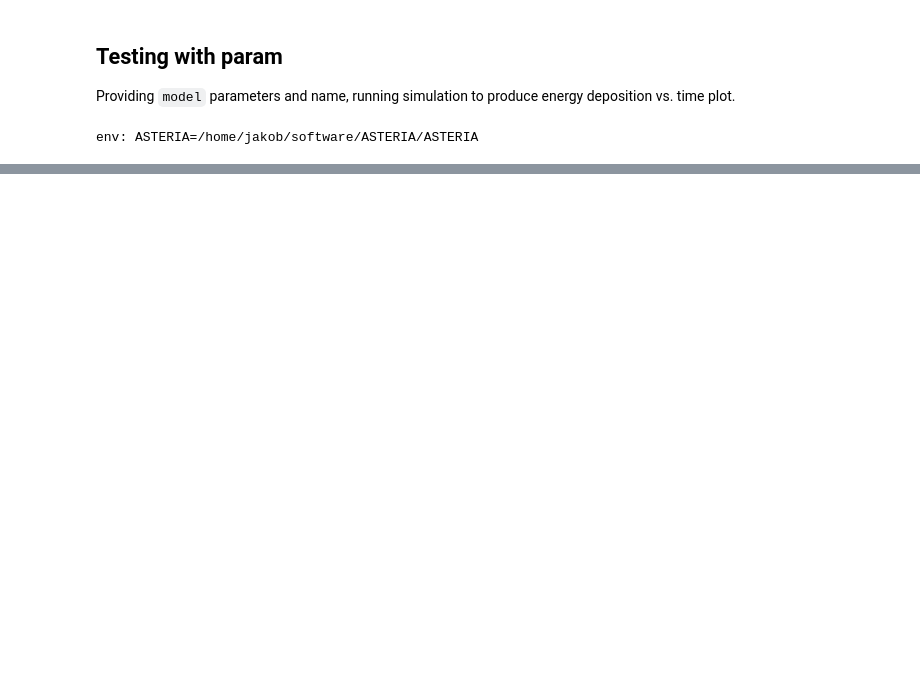
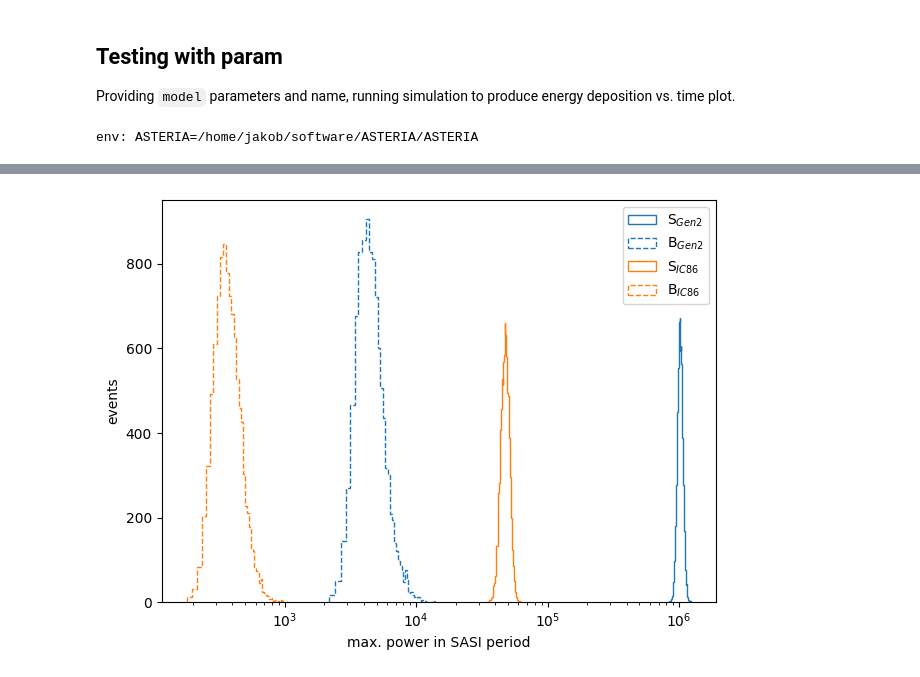
Before and after one commit to icecube/ASTERIA, a Jupyter notebook: docs/my_project/analysis/frequency_analysis.ipynb, the cells around one changed output, grey strips where cells are left out. Saved outputs shown, nothing was run; the diff lists cells and outputs as text; code cells hidden in the pictures; blank space fills up the shorter version.

```diff
--- a/docs/my_project/analysis/frequency_analysis.ipynb
+++ b/docs/my_project/analysis/frequency_analysis.ipynb
@@ -30 +42,23 @@ def moving_average(a, n=3, zero_padding = False, const_padding = False):
+# %%
+# Binning of the moving average filter defined by the Nyquist frequency of the SASI modulation
+# If the sampling was to be finer the binning could be done finer, however this comes at the expense of lower
+# statistics. Therefore we keep the sampling rate at 1 ms.
+
+def get_average_signal(sim, dt, distance, frequency=80*u.Hz):
+    binning = get_binning(sim, dt, frequency)
+
+    #detector_signal s0 is not drawn from distribution
+    t, s0_i3 = sim.detector_signal(dt=dt, subdetector='i3')
+    t, s0_dc = sim.detector_signal(dt=dt, subdetector='dc')
+    t, s0_md = sim.detector_signal(dt=dt, subdetector='md')
+
+    s0_ic86 = s0_i3 + s0_dc
+    s0_gen2 = s0_i3 + s0_dc + s0_md
+    t = t.to(u.ms)
+
+    #averaged signal sa binning size defined by the Nyquist frequency of the SASI modulation and constant padding
+    sa_ic86 = moving_average(s0_ic86, n=binning, const_padding=True)
+    sa_gen2 = moving_average(s0_gen2, n=binning, const_padding=True)
+
+    return sa_gen2, sa_ic86
 # %%
@@ -209,0 +213,14 @@ plt.show()
+# %%
+f, Sm_gen2, Sm_ic86, Bm_gen2, Bm_ic86 = signal_processing(sim, dt=dt, distance=5*u.kpc, trials=10000, return_max_power=True)
+plt.hist(Sm_gen2, bins = 50, histtype='step', color = 'C0', ls = '-', label=r'S$_{Gen2}$')
+plt.hist(Bm_gen2, bins = 50, histtype='step', color = 'C0', ls = '--', label=r'B$_{Gen2}$')
+plt.hist(Sm_ic86, bins = 50, histtype='step', color = 'C1', ls = '-', label=r'S$_{IC86}$')
+plt.hist(Bm_ic86, bins = 50, histtype='step', color = 'C1', ls = '--', label=r'B$_{IC86}$')
+plt.xlabel('max. power in SASI period')
+plt.ylabel('events')
+#plt.xlim(0,100)
+plt.xscale('log')
+plt.legend()
+plt.tight_layout()
+# %% [output]
+[figure, added]
```
Also changed, not shown: parts of 15 cells of this notebook, 21 other files.
